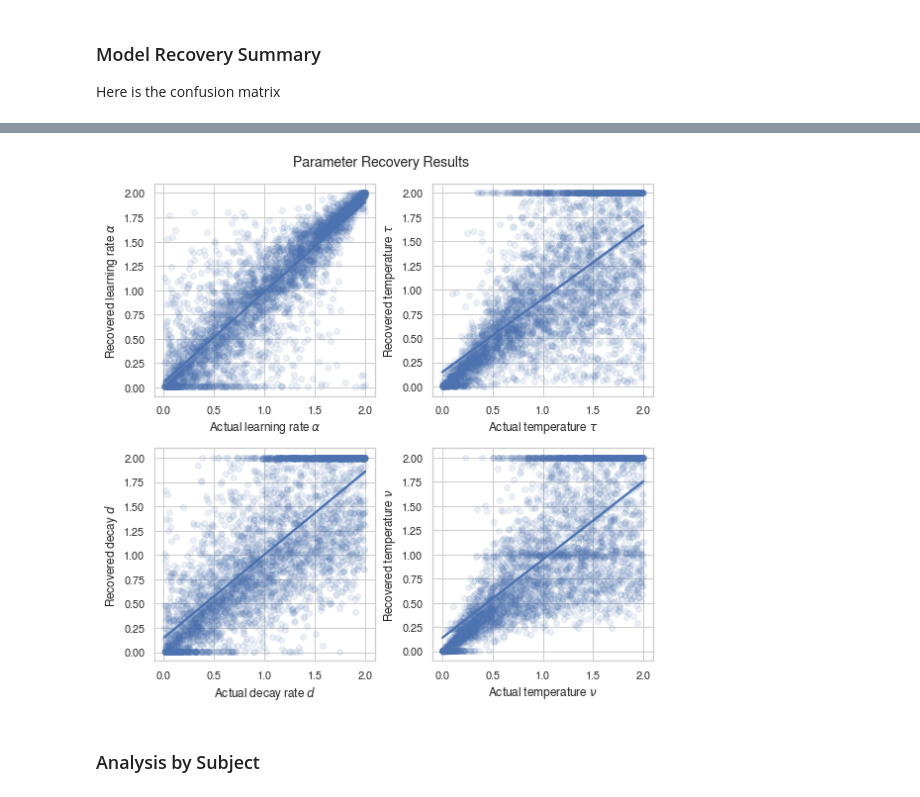
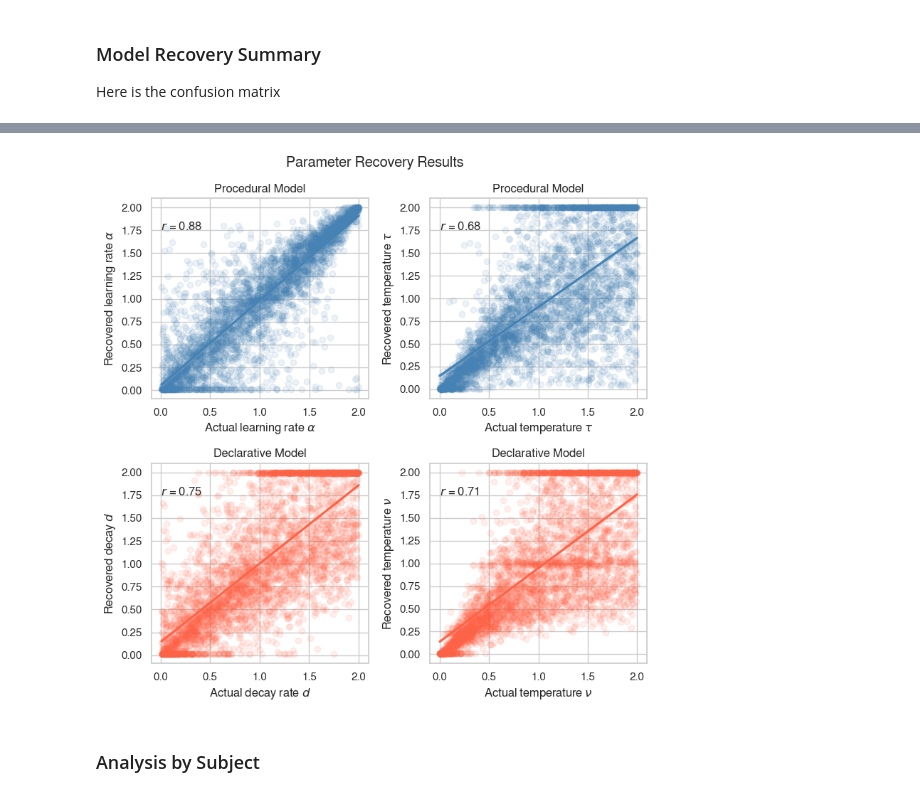
Before and after one commit to UWCCDL/ProcVsDecl, a Jupyter notebook: analysis3/LLmodelPython.ipynb, the cells around one changed output, grey strips where cells are left out. Cells and saved outputs as stored; diff of their text form; code cells hidden in the pictures.

```diff
--- a/analysis3/LLmodelPython.ipynb
+++ b/analysis3/LLmodelPython.ipynb
@@ -324,7 +311,7 @@ opt.minimize(vLLdecl, x0 = [0.2, 1], method = "Nelder-Mead")
 
 We can now loop over all of Cher's participants (_N_=199) and compute the best parameters and high log-liklihoods of each model for each participant.
 # %%
-DO_ALL = True
+DO_ALL = False
 dataframe = []
 
 if DO_ALL:
@@ -467,7 +454,7 @@ def vLLdecl2(array):
 
 Let's do the analysis again, using the new Declarative model and Nussembaum's procedure to
 # %%
-DO_ALL_AGAIN = True
+DO_ALL_AGAIN = False
 dataframe = []
 
 if DO_ALL_AGAIN:
@@ -723,7 +713,7 @@ def model_recovery2(simdata):
 # %% [markdown]
 ## Model Recovery (Declarative model 1)
 # %%
-DO_RECOVERY = True
+DO_RECOVERY = False
 recovery_df = []
 
 if DO_RECOVERY:
@@ -794,7 +784,7 @@ plt.show()
 # %% [markdown]
 ## Model Recovery (Declarative model 2)
 # %%
-DO_RECOVERY2 = True
+DO_RECOVERY2 = False
 recovery_df = []
 
 if DO_RECOVERY2:
@@ -891,21 +881,29 @@ plt.show()
 # %%
 fig, axs = plt.subplots(2,2, figsize=(8,8))
-sns.regplot(data=proc, x="orig.alpha", y="alpha", scatter_kws={"alpha":0.1}, fit_reg=True, ax=axs[0,0])
-axs[0,0].set(xlabel=r"Actual learning rate $ \alpha $", ylabel=r"Recovered learning rate $ \alpha $")
+textpos=(0, 1.75)
+sns.regplot(data=proc, x="orig.alpha", y="alpha", scatter_kws={"alpha":0.1}, fit_reg=True, ax=axs[0,0], color=palette['Procedural'])
+axs[0,0].set(xlabel=r"Actual learning rate $ \alpha $", ylabel=r"Recovered learning rate $ \alpha $", title="Procedural Model")
+axs[0,0].text(x=textpos[0], y = textpos[1], s="$r$ = %.2f" % (np.corrcoef(proc['alpha'], proc['orig.alpha'])[0,1]))
 
-sns.regplot(data=proc, x="orig.proc.temp", y="proc.temp", scatter_kws={"alpha":0.1}, fit_reg=True, ax=axs[0,1])
-axs[0,1].set(xlabel=r"Actual temperature $\tau$", ylabel=r"Recovered temperature $\tau$")
 
-sns.regplot(data=decl, x="orig.decay", y="decay", scatter_kws={"alpha":0.1}, fit_reg=True, ax=axs[1,0])
-axs[1,0].set(xlabel=r"Actual decay rate $d$", ylabel=r"Recovered decay $d$")
+sns.regplot(data=proc, x="orig.proc.temp", y="proc.temp", scatter_kws={"alpha":0.1}, fit_reg=True, ax=axs[0,1], color=palette['Procedural'])
+axs[0,1].set(xlabel=r"Actual temperature $\tau$", ylabel=r"Recovered temperature $\tau$", title="Procedural Model")
+axs[0,1].text(x=textpos[0], y = textpos[1], s="$r$ = %.2f" % (np.corrcoef(proc['proc.temp'], proc['orig.proc.temp'])[0,1]))
 
-sns.regplot(data=decl, x="orig.decl.temp", y="decl.temp", scatter_kws={"alpha":0.1}, fit_reg=True, ax=axs[1,1])
-axs[1,1].set(xlabel=r"Actual temperature $\nu$", ylabel=r"Recovered temperature $\nu$")
+
+sns.regplot(data=decl, x="orig.decay", y="decay", scatter_kws={"alpha":0.1}, fit_reg=True, ax=axs[1,0], color=palette['Declarative'])
+axs[1,0].set(xlabel=r"Actual decay rate $d$", ylabel=r"Recovered decay $d$", title="Declarative Model")
+axs[1,0].text(x=textpos[0], y = textpos[1], s="$r$ = %.2f" % (np.corrcoef(decl['decay'], decl['orig.decay'])[0,1]))
+
+sns.regplot(data=decl, x="orig.decl.temp", y="decl.temp", scatter_kws={"alpha":0.1}, fit_reg=True, ax=axs[1,1], color=palette['Declarative'])
+axs[1,1].set(xlabel=r"Actual temperature $\nu$", ylabel=r"Recovered temperature $\nu$", title="Declarative Model")
+axs[1,1].text(x=textpos[0], y = textpos[1], s="$r$ = %.2f" % (np.corrcoef(decl['decl.temp'], decl['orig.decl.temp'])[0,1]))
+
 plt.suptitle("Parameter Recovery Results")
 plt.tight_layout()
 plt.show()
 # %% [output]
-[figure, old version]
+[figure, new version]
 # %% [markdown]
 ### Analysis by Subject
 # %%
```
Also changed, not shown: parts of 23 cells of this notebook, 4 other files.
